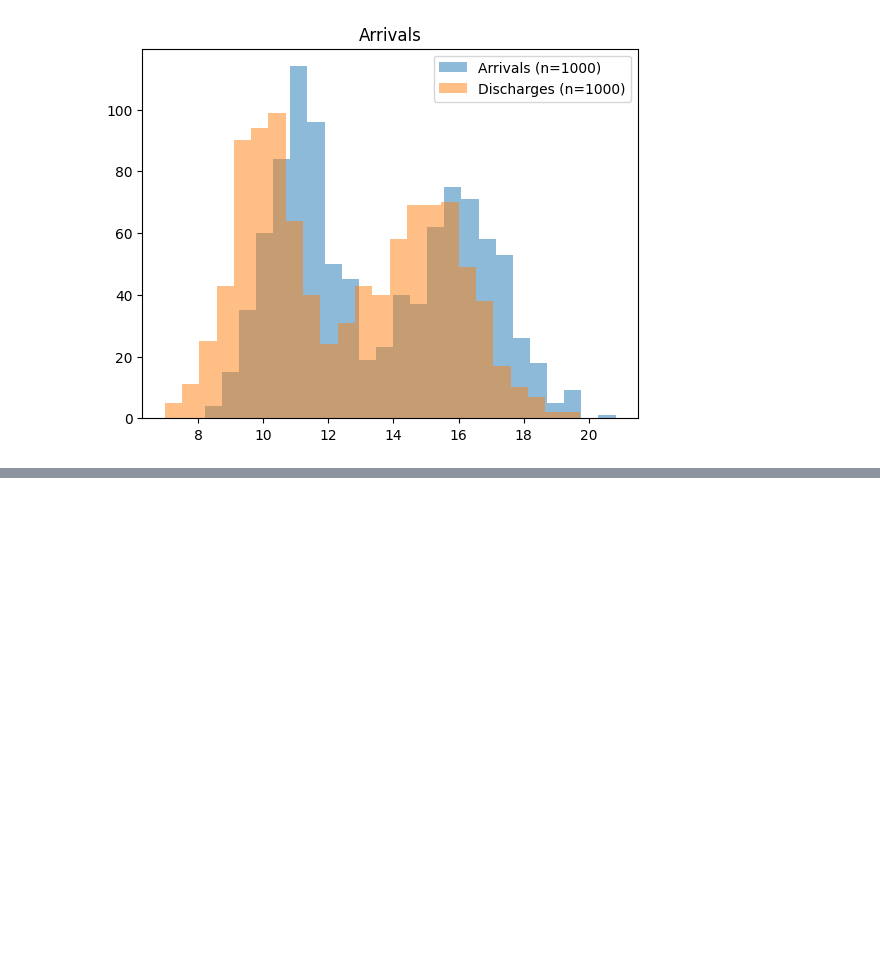
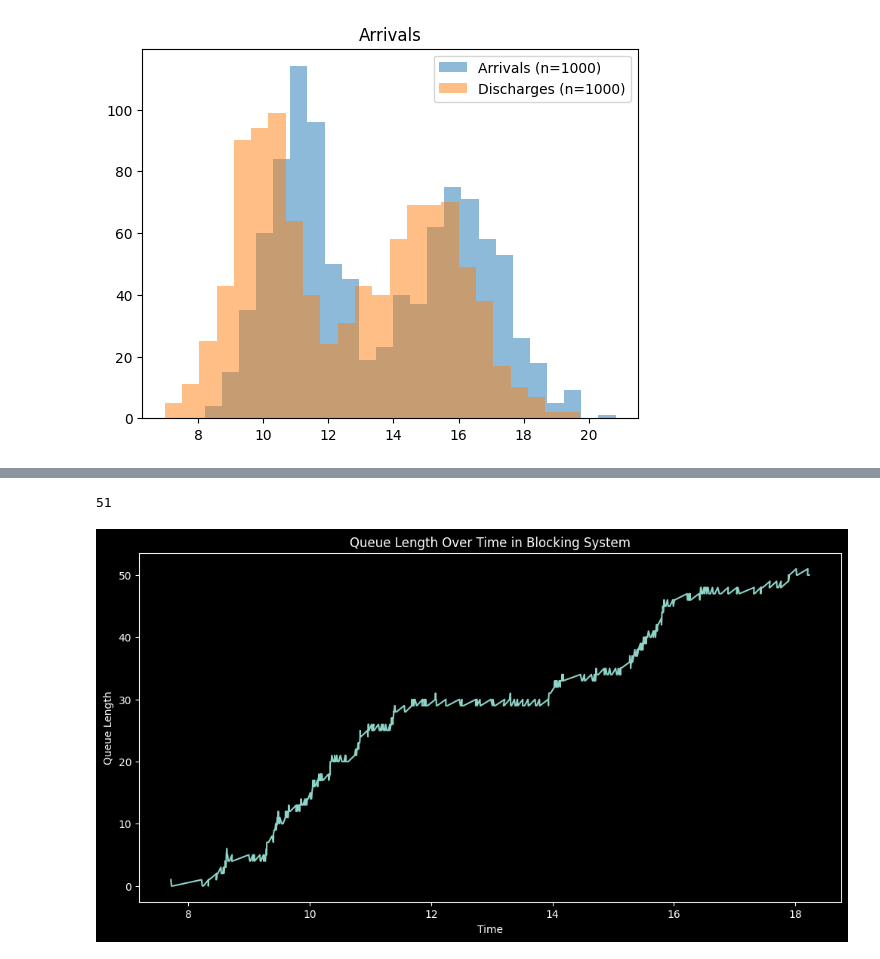
Before and after one commit to AntonJorg/stochastic_simulation, a Jupyter notebook: project2/initial_brainstorm.ipynb, the cells around one changed output, grey strips where cells are left out. Cells and saved outputs as stored; diff of their text form; code cells hidden in the pictures; blank space fills up the shorter version.

Commit message:
Add transport

```diff
--- a/project2/initial_brainstorm.ipynb
+++ b/project2/initial_brainstorm.ipynb
@@ -160,0 +100,75 @@ def plot_queue_length(results):
+# %%
+def simulate_system(
+        admission_dist : callable,
+        discharge_dist : callable,
+        service_time_dist : callable,
+        transport_time_dist : callable,
+        n_patients: int = 200
+    ):
+
+    admission_times = admission_dist.rvs(size=n_patients)
+    discharge_times = discharge_dist.rvs(size=n_patients)
+
+    # events = [PatientAdmitted(time, 0) for time in admission_times]
+    events = [PatientDischarged(time, 0) for time in discharge_times]
+    heapify(events)
+
+    events_processed = []
+
+    dirty_buffer = 0
+    clean_buffer = 0
+
+    buffer_sizes = []
+    times = []
+
+    washer_ready = True
+    busy_until = 0.0
+
+    while events:
+        event = heappop(events)
+
+        match event:
+            case PatientDischarged(time=t):
+                dirty_buffer += 1
+                transport_time = transport_time_dist()  # Elevator -> Washing
+                heappush(events, BedArrivedWashing(t + transport_time + busy_until))
+                busy_until += transport_time
+
+            case BedArrivedWashing(time=t):
+                if washer_ready:
+                    washer_ready = False
+                    dirty_buffer -= 1
+
+                    transport_time = transport_time_dist()  # Clean buffer -> ward
+                    heappush(events, BedfinishedWashing(t + service_time_dist() + transport_time))
+
+            case BedfinishedWashing(time=t):
+                clean_buffer += 1
+
+                if washer_ready and dirty_buffer > 0:
+                    washer_ready = False
+                    dirty_buffer -= 1
+
+                    transport_time = transport_time_dist()  # Clean buffer -> ward
+                    heappush(events, BedfinishedWashing(t + service_time_dist() + transport_time))
+                else:
+                    washer_ready = True
+
+        buffer_sizes.append(dirty_buffer)
+        times.append(event.time)
+
+
+        events_processed.append(event)
+
+    return events_processed, np.array(times), np.array(buffer_sizes)
+
+# np.random.seed(42)
+service_min_time = 1/120  # 10 minute
+service_time_dist = lambda: service_min_time + expon(scale=1e-10).rvs()
+transport_time_dist = lambda: norm(loc=1/120, scale=1e-2).rvs()  # 1/2 minute to transport a bed
+results = simulate_system(admission_dist, discharge_dist, service_time_dist, transport_time_dist, n_patients=200)
+print(f"{np.max(results[2])}")  # 10
+plot_queue_length(results)
+# %% [output]
+51
+[figure, new version]
```
Also changed, not shown: parts of 2 cells of this notebook.
